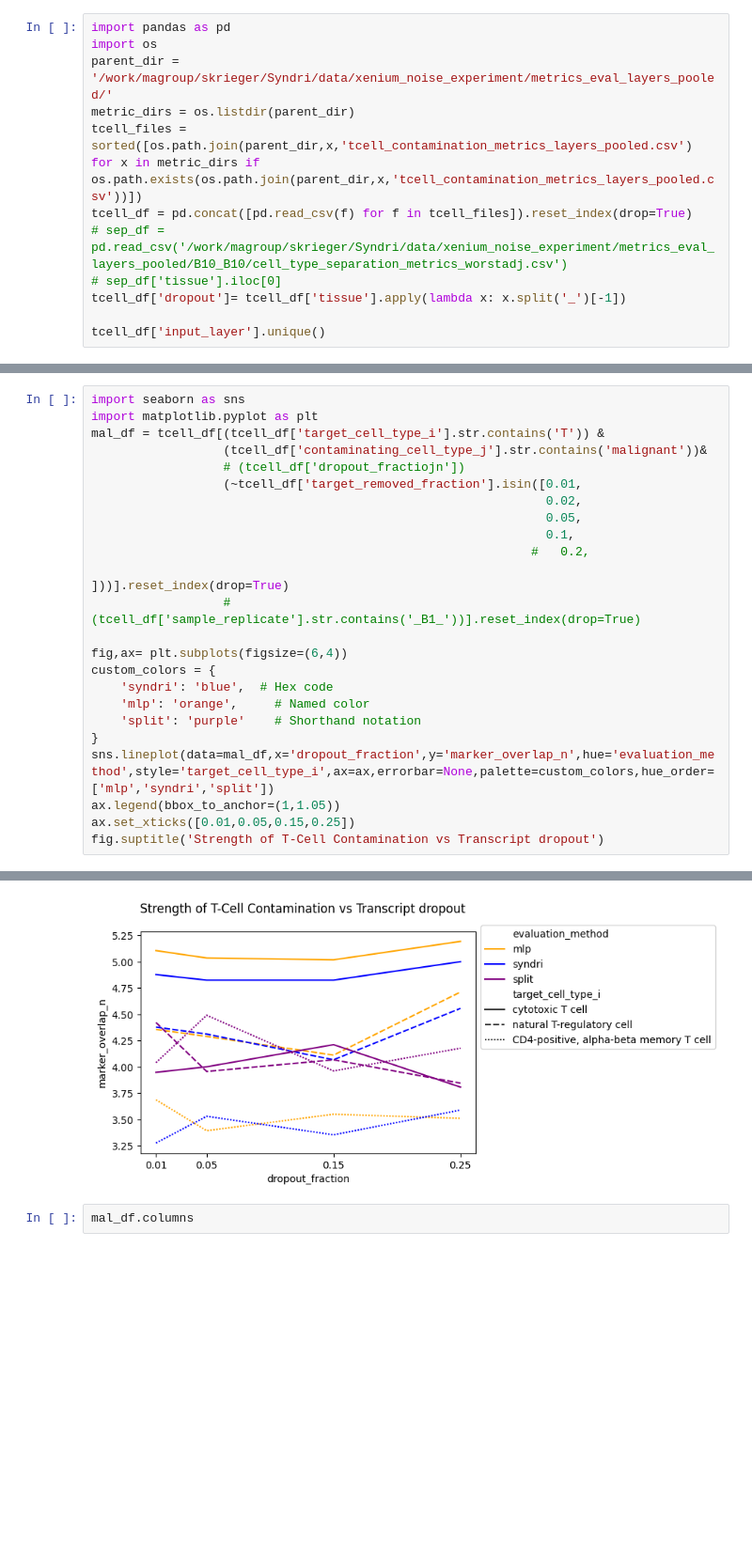
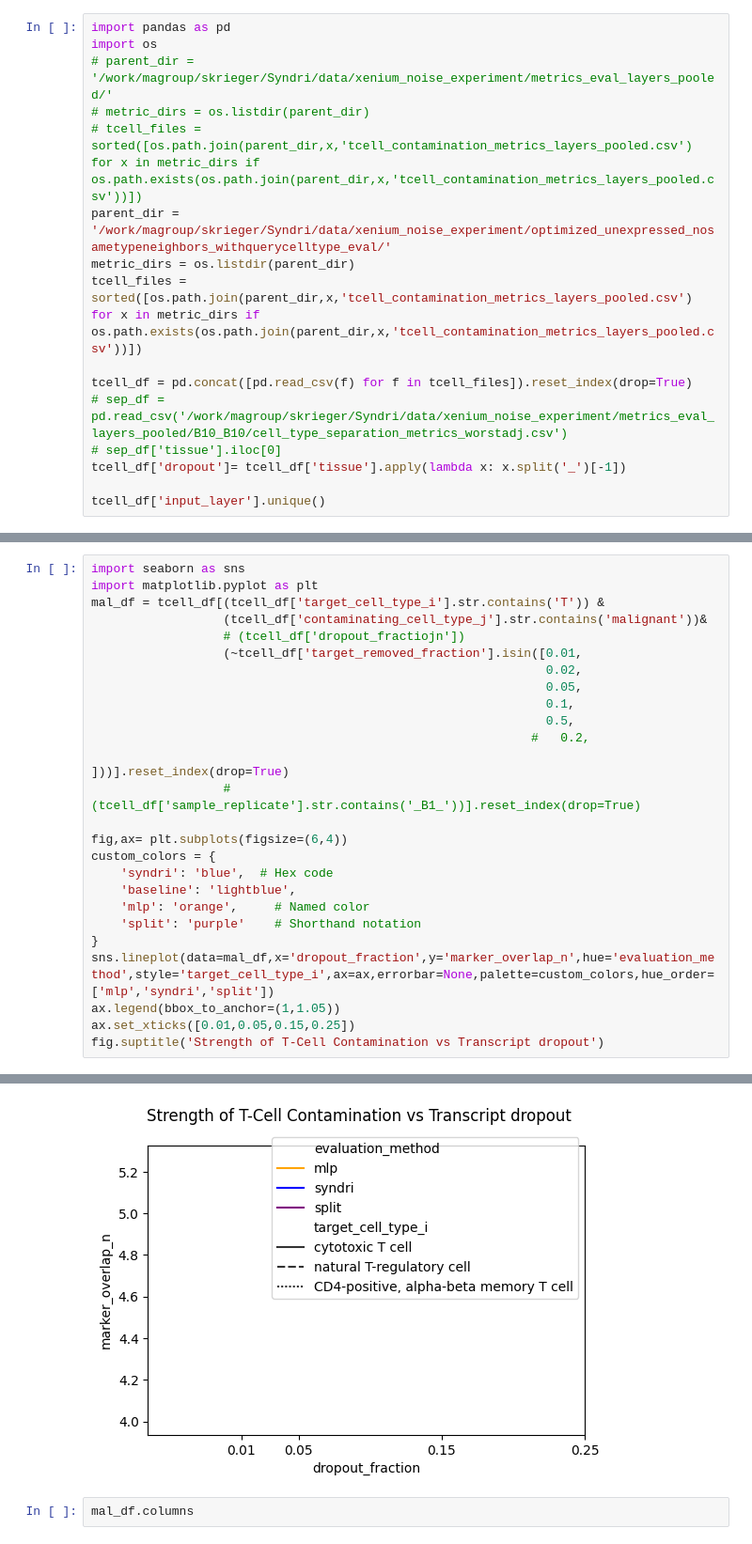
Before and after one commit to gkrieg/Syndri, a Jupyter notebook: eval/NoisyXeniumExperiment_TCellMetrics.ipynb, the cells around one changed output, grey strips where cells are left out. Shown at 94% size. Saved outputs shown, nothing was run; the diff lists cells and outputs as text; blank space fills up the shorter version.

```diff
--- a/eval/NoisyXeniumExperiment_TCellMetrics.ipynb
+++ b/eval/NoisyXeniumExperiment_TCellMetrics.ipynb
@@ -1,9 +1,13 @@
 # %%
 import pandas as pd
 import os
-parent_dir = '/work/magroup/skrieger/Syndri/data/xenium_noise_experiment/metrics_eval_layers_pooled/'
+# parent_dir = '/work/magroup/skrieger/Syndri/data/xenium_noise_experiment/metrics_eval_layers_pooled/'
+# metric_dirs = os.listdir(parent_dir)
+# tcell_files = sorted([os.path.join(parent_dir,x,'tcell_contamination_metrics_layers_pooled.csv') for x in metric_dirs if os.path.exists(os.path.join(parent_dir,x,'tcell_contamination_metrics_layers_pooled.csv'))])
+parent_dir = '/work/magroup/skrieger/Syndri/data/xenium_noise_experiment/optimized_unexpressed_nosametypeneighbors_withquerycelltype_eval/'
 metric_dirs = os.listdir(parent_dir)
 tcell_files = sorted([os.path.join(parent_dir,x,'tcell_contamination_metrics_layers_pooled.csv') for x in metric_dirs if os.path.exists(os.path.join(parent_dir,x,'tcell_contamination_metrics_layers_pooled.csv'))])
+
 tcell_df = pd.concat([pd.read_csv(f) for f in tcell_files]).reset_index(drop=True)
 # sep_df = pd.read_csv('/work/magroup/skrieger/Syndri/data/xenium_noise_experiment/metrics_eval_layers_pooled/B10_B10/cell_type_separation_metrics_worstadj.csv')
 # sep_df['tissue'].iloc[0]
@@ -31,30 +34,32 @@ tcell_df
 # %%
 import seaborn as sns
 import matplotlib.pyplot as plt
 mal_df = tcell_df[(tcell_df['target_cell_type_i'].str.contains('T')) &
                   (tcell_df['contaminating_cell_type_j'].str.contains('malignant'))&
                   # (tcell_df['dropout_fractiojn'])
                   (~tcell_df['target_removed_fraction'].isin([0.01,
                                                               0.02,
                                                               0.05,
                                                               0.1,
+                                                              0.5,
                                                             #   0.2,
                                                               ]))].reset_index(drop=True)
                   # (tcell_df['sample_replicate'].str.contains('_B1_'))].reset_index(drop=True)
 
 fig,ax= plt.subplots(figsize=(6,4))
 custom_colors = {
     'syndri': 'blue',  # Hex code
+    'baseline': 'lightblue',
     'mlp': 'orange',     # Named color
     'split': 'purple'    # Shorthand notation
 }
 sns.lineplot(data=mal_df,x='dropout_fraction',y='marker_overlap_n',hue='evaluation_method',style='target_cell_type_i',ax=ax,errorbar=None,palette=custom_colors,hue_order=['mlp','syndri','split'])
 ax.legend(bbox_to_anchor=(1,1.05))
 ax.set_xticks([0.01,0.05,0.15,0.25])
 fig.suptitle('Strength of T-Cell Contamination vs Transcript dropout')
 # %% [output]
 Text(0.5, 0.98, 'Strength of T-Cell Contamination vs Transcript dropout')
-[figure, old version]
+[figure, new version]
 # %%
 mal_df.columns
 # %% [output]
```
Also changed, not shown: parts of 8 cells of this notebook, 42 other files.
